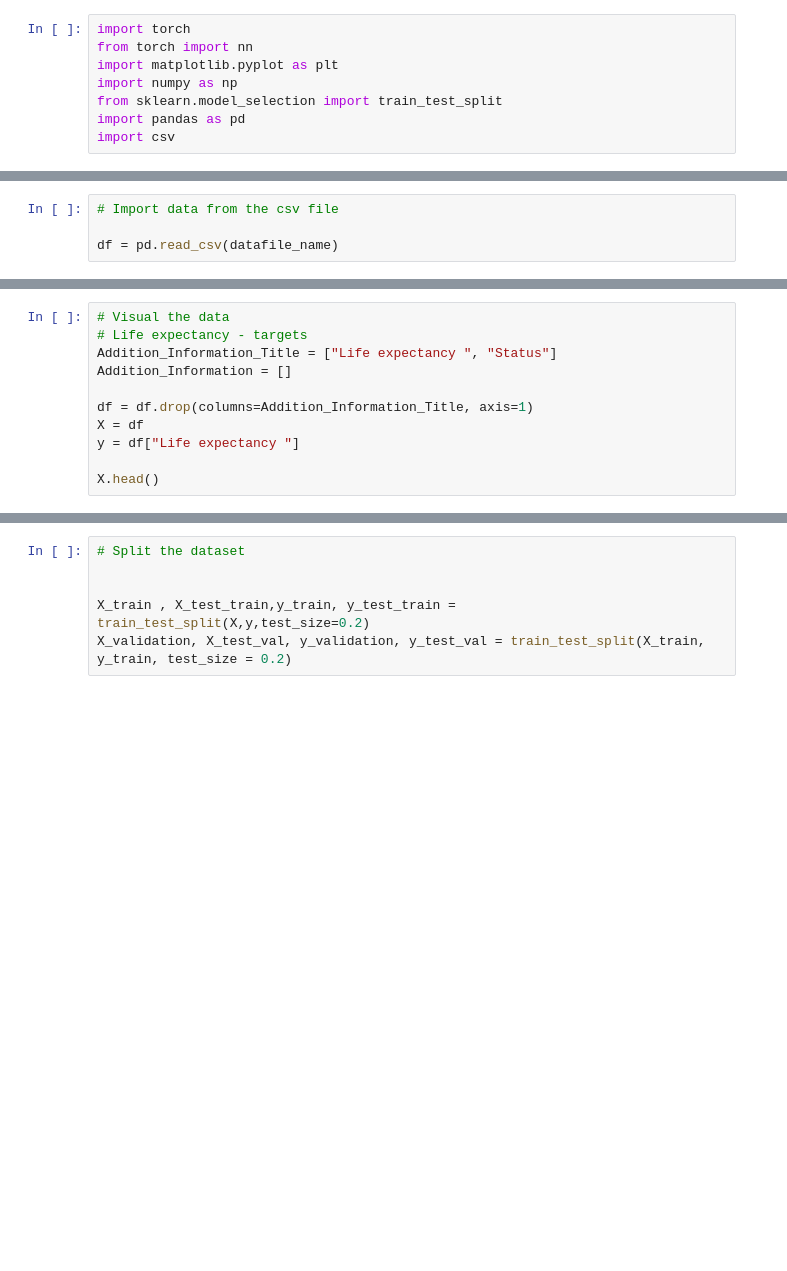
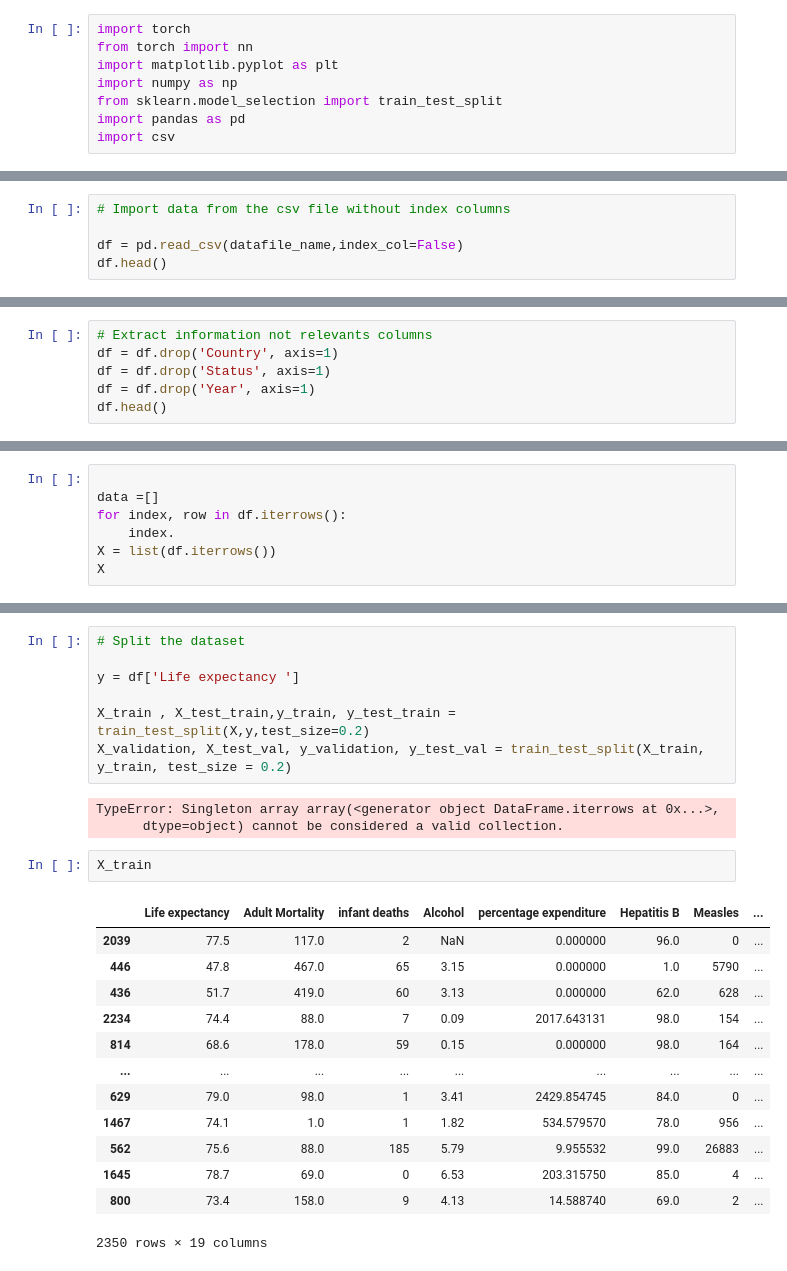
Before and after one commit to Dave-code-creater/AI, a Jupyter notebook: Life_Expactancy.ipynb, the cells around one changed output, grey strips where cells are left out. Saved outputs shown, nothing was run; the diff lists cells and outputs as text; blank space fills up the shorter version.

```diff
--- a/Life_Expactancy.ipynb
+++ b/Life_Expactancy.ipynb
@@ -16,4 +16,5 @@ device
 # %%
-# Import data from the csv file
+# Import data from the csv file without index columns
 
-df = pd.read_csv(datafile_name)
+df = pd.read_csv(datafile_name,index_col=False)
+df.head()
@@ -20,11 +28,0 @@ df = pd.read_csv(datafile_name)
-# %%
-# Visual the data
-# Life expectancy - targets
-Addition_Information_Title = ["Life expectancy ", "Status"]
-Addition_Information = []
-
-df = df.drop(columns=Addition_Information_Title, axis=1)
-X = df
-y = df["Life expectancy "]
-
-X.head()
@@ -32,0 +41,6 @@ KeyError: "['Life expectancy ', 'Status'] not found in axis"
+# %%
+# Extract information not relevants columns
+df = df.drop('Country', axis=1)
+df = df.drop('Status', axis=1)
+df = df.drop('Year', axis=1)
+df.head()
@@ -32,0 +54,7 @@ KeyError: "['Life expectancy ', 'Status'] not found in axis"
+# %%
+
+data =[]
+for index, row in df.iterrows():
+    index.
+X = list(df.iterrows())
+X
@@ -33,9 +79,29 @@ KeyError: "['Life expectancy ', 'Status'] not found in axis"
 # %%
 # Split the dataset
 
+y = df['Life expectancy ']
 
 X_train , X_test_train,y_train, y_test_train = train_test_split(X,y,test_size=0.2)
 X_validation, X_test_val, y_validation, y_test_val = train_test_split(X_train, y_train, test_size = 0.2)
+# %% [output]
+TypeError: Singleton array array(<generator object DataFrame.iterrows at 0x...>,
+      dtype=object) cannot be considered a valid collection.
+# %%
+X_train
+# %% [output]
+|  | Life expectancy | Adult Mortality | infant deaths | Alcohol | percentage expenditure | Hepatitis B | Measles | ... |
+| 2039 | 77.5 | 117.0 | 2 | NaN | 0.000000 | 96.0 | 0 | ... |
+| 446 | 47.8 | 467.0 | 65 | 3.15 | 0.000000 | 1.0 | 5790 | ... |
+| 436 | 51.7 | 419.0 | 60 | 3.13 | 0.000000 | 62.0 | 628 | ... |
+| 2234 | 74.4 | 88.0 | 7 | 0.09 | 2017.643131 | 98.0 | 154 | ... |
+| 814 | 68.6 | 178.0 | 59 | 0.15 | 0.000000 | 98.0 | 164 | ... |
+| ... | ... | ... | ... | ... | ... | ... | ... | ... |
+| 629 | 79.0 | 98.0 | 1 | 3.41 | 2429.854745 | 84.0 | 0 | ... |
+| 1467 | 74.1 | 1.0 | 1 | 1.82 | 534.579570 | 78.0 | 956 | ... |
+| 562 | 75.6 | 88.0 | 185 | 5.79 | 9.955532 | 99.0 | 26883 | ... |
+| 1645 | 78.7 | 69.0 | 0 | 6.53 | 203.315750 | 85.0 | 4 | ... |
+| 800 | 73.4 | 158.0 | 9 | 4.13 | 14.588740 | 69.0 | 2 | ... |
+2350 rows × 19 columns
 # %%
 print(X_test_train.shape)
 # %% [output]
```
Also changed, not shown: parts of 11 cells of this notebook, 5 other files.
